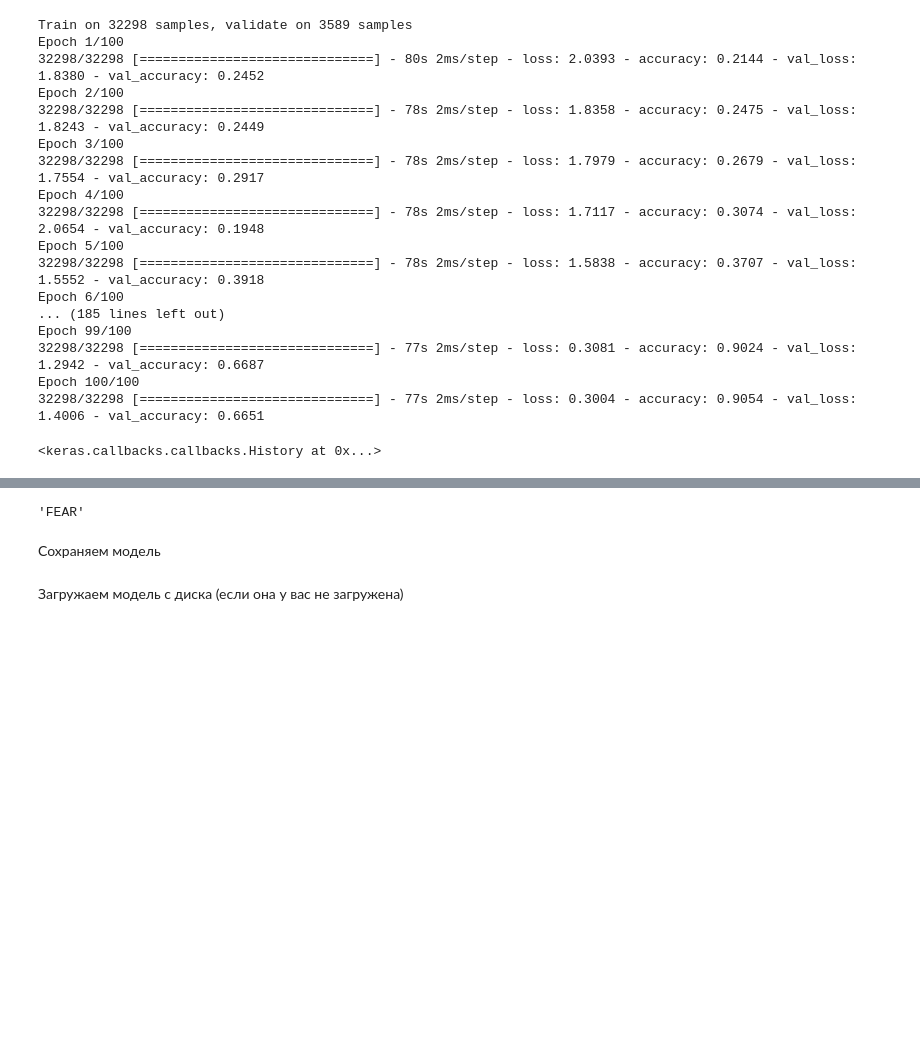
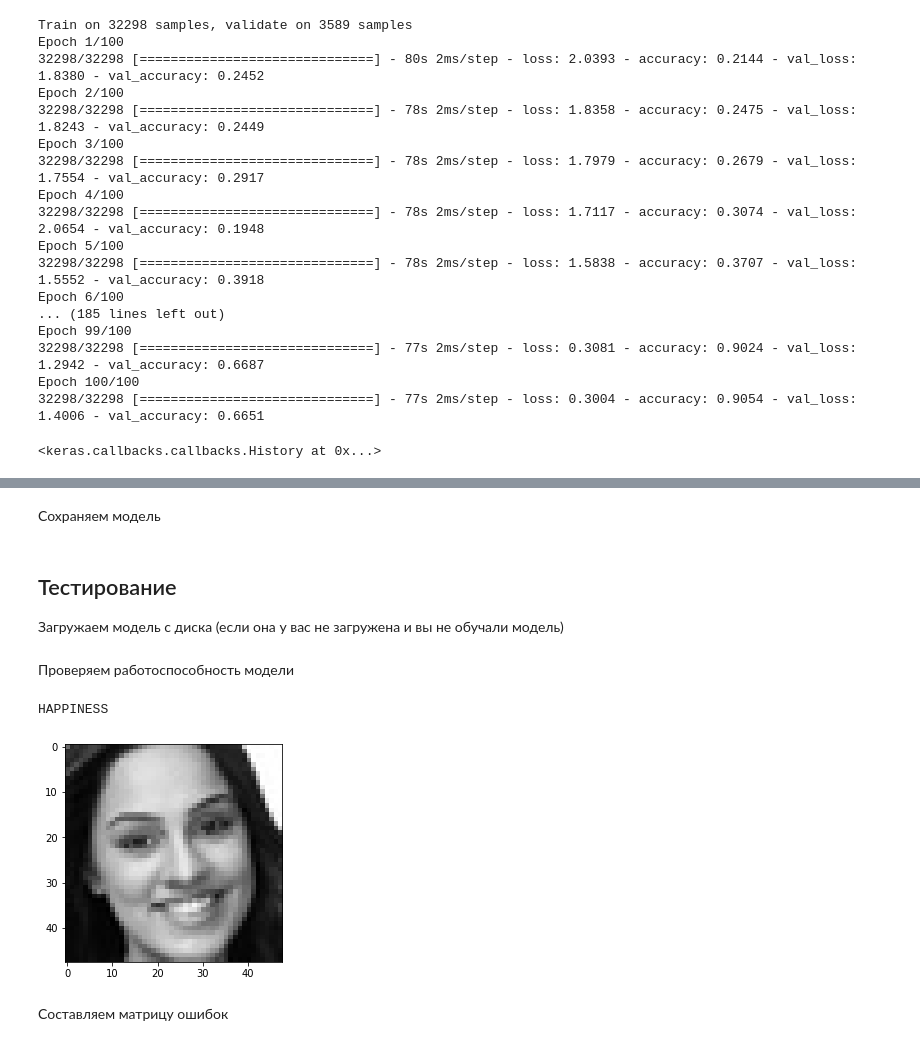
Before and after one commit to weazyexe/reko-model, a Jupyter notebook: fer.ipynb, the cells around one changed output, grey strips where cells are left out. Saved outputs shown, nothing was run; the diff lists cells and outputs as text; code cells hidden in the pictures; blank space fills up the shorter version.

```diff
--- a/fer.ipynb
+++ b/fer.ipynb
@@ -53,13 +53,13 @@ data[:5]
 datapoints = data['pixels'].tolist()
 
 all_images = []
-for image_xs in datapoints:
+for images in datapoints:
   # преобразуем из строки в массив чисел
-  xx = [int(image_x) for image_x in image_xs.split(' ')]
+  x = [int(image) for image in images.split(' ')]
   # преобразуем одномерный массив в матрицу
-  xx = np.asarray(xx).reshape(width, height)
+  x = np.asarray(x).reshape(width, height)
   # добавляем изображение в список всех изображений
-  all_images.append(xx.astype('float32'))
+  all_images.append(x.astype('float32'))
 # %%
 # преобразование к массиву numpy
 all_images = np.asarray(all_images)
@@ -216,16 +217,13 @@ def get_emotion(index):
-# %%
-image = np.array([test_images[2]])
-predicted = model.predict(image)[0]
-get_emotion(get_index_of_max(predicted))
-# %% [output]
-'FEAR'
 # %% [markdown]
 Сохраняем модель
 # %%
 model.save("fer_model.tf")
 # %% [markdown]
-Загружаем модель с диска (если она у вас не загружена)
+## Тестирование
+Загружаем модель с диска (если она у вас не загружена и вы не обучали модель)
 # %%
 # Укажите свой путь до обученной модели
 model_path = "/content/drive/My Drive/university/reko/fer_model.tf"
 model = load_model(model_path)
+# %% [markdown]
+Проверяем работоспособность модели
@@ -231,0 +273,9 @@ model = load_model(model_path)
+# %%
+img = test_images[297]
+print(predict(img))
+show_image(img)
+# %% [output]
+HAPPINESS
+[figure, added]
+# %% [markdown]
+Составляем матрицу ошибок
```
Also changed, not shown: parts of 12 cells of this notebook.
